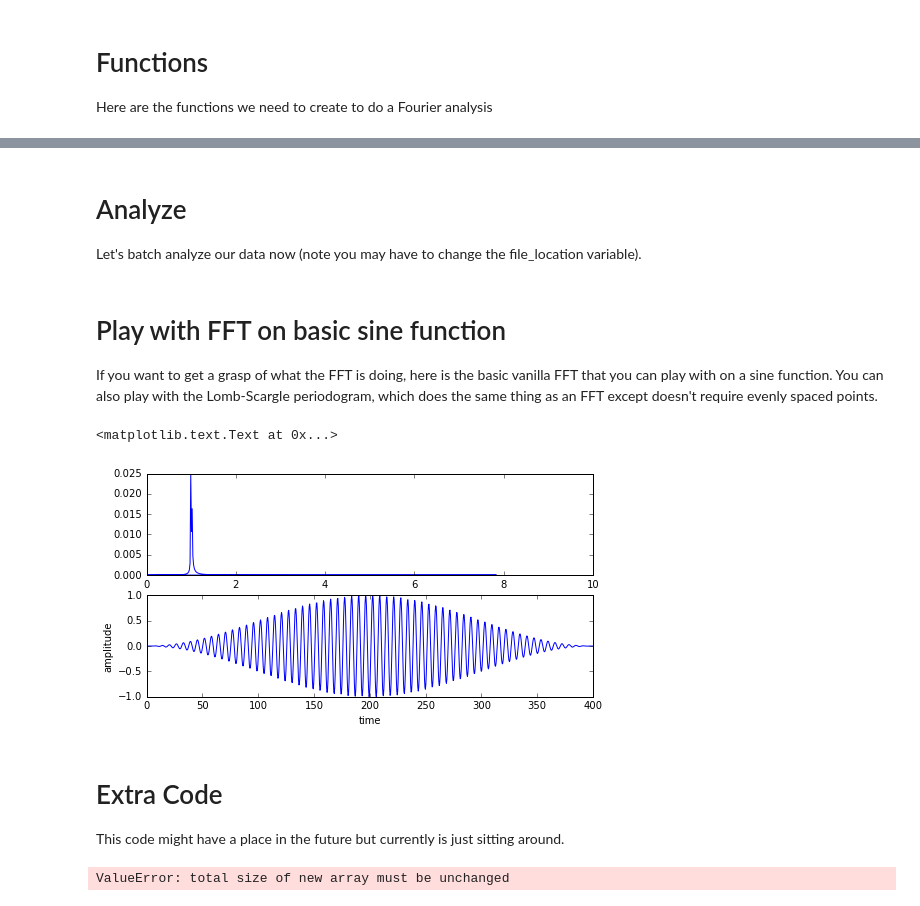
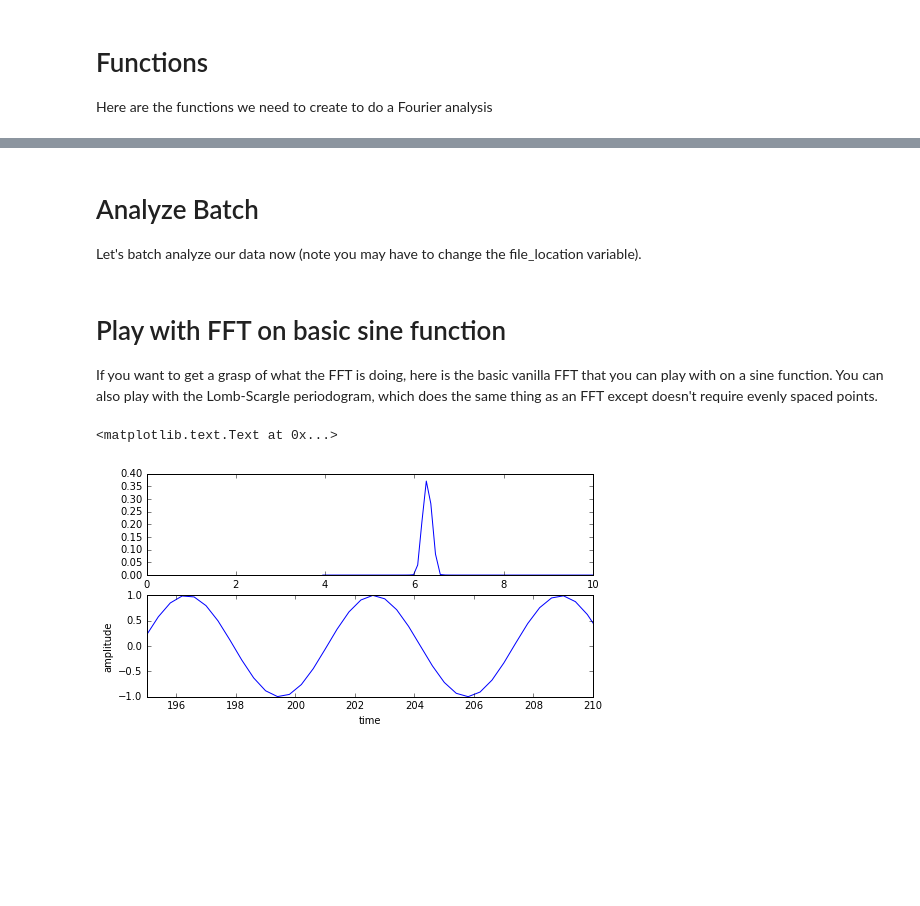
Before and after one commit to dtamayo/Stability, a Jupyter notebook: Analysis/Fourier_CheckSS.ipynb, the cells around one changed output, grey strips where cells are left out. Cells and saved outputs as stored; diff of their text form; code cells hidden in the pictures; blank space fills up the shorter version.

```diff
--- a/Analysis/Fourier_CheckSS.ipynb
+++ b/Analysis/Fourier_CheckSS.ipynb
@@ -194,5 +185,5 @@ fourier(data,var,tmax,N_outputs,f)
 # %% [markdown]
-# Analyze
+# Analyze Batch
 Let's batch analyze our data now (note you may have to change the file_location variable).
 # %%
 #If just wanting to batch analyze .csv files
@@ -216,31 +207,35 @@ If you want to get a grasp of what the FFT is doing, here is the basic vanilla F
 # %%
 %matplotlib inline
 #import scipy.signal as signal
 Npts = 1000
 period = 1
 t_min=0.
 t_max=400.
 
+lomb = 1
+plt.figure(figsize=(8,4))
+plt.subplot(2, 1, 1)
+
 t = np.linspace(t_min,t_max,Npts).astype('float64')
 window = np.hanning(Npts)
 y = np.sin(period*t).astype('float64')*window
 
-#freq = np.linspace(0.1,10,100).astype('float64')
-#power = signal.lombscargle(t,y*window,freq)
-power = np.fft.fft(y)/Npts
-freq = np.fft.fftfreq(Npts, t_max/Npts)*2*np.pi
+if lomb == 1:
+    freq = np.linspace(0.1,10,100).astype('float64')/(2*np.pi)
+    power = signal.lombscargle(t,y*window,freq)
+    plt.plot(2*np.pi/freq, np.sqrt(4*power/Npts))
+else:
+    power = np.fft.fft(y)/Npts
+    freq = np.fft.fftfreq(Npts, t_max/Npts)
+    plt.plot(1./freq, np.sqrt(4*power/Npts))
 
-plt.figure(figsize=(8,4))
-plt.subplot(2, 1, 1)
-plt.plot(freq, np.sqrt(4*power/Npts))
+
 plt.xlim([0,10])
 plt.subplot(2, 1, 2)
 plt.plot(t,y)
+plt.xlim([195,210])
 plt.xlabel("time")
 plt.ylabel("amplitude")
 # %% [output]
 <matplotlib.text.Text at 0x...>
-[figure, old version]
+[figure, new version]
-# %% [markdown]
-# Extra Code
-This code might have a place in the future but currently is just sitting around.
@@ -260,29 +241,0 @@ plt.xlabel('frequency')
-# %%
-#2-D frequency map (i.e. split data into chunks and do freq analysis of each chunk)
-import scipy.signal as signal
-var = "h"
-n_freq = 30
-n_chunks = 4
-
-f = np.linspace(0.01, 5, n_freq)
-t = data["Time"].values.reshape((n_chunks,1000/n_chunks)) #10 rows of 100 entries each
-y = get_var(data,"1",var).reshape((n_chunks,1000/n_chunks))
-powers = []
-freq = []
-index = []
-for i in range(n_chunks):
-    powers.append(signal.lombscargle(t[i],y[i],f))
-    freq.append(f)
-    index.append(np.ones(n_freq)*i*0.1)
-
-index = np.asarray(index)
-powers = np.asarray(powers)
-freq = np.asarray(freq)
-
-#plot
-im = plt.scatter(freq,index,c=powers,cmap='coolwarm',lw=0,s=20);
-plt.colorbar(im, label='power')
-plt.xlabel("frequency")
-plt.ylabel("time chunk (arbitrary scaling)")
-# %% [output]
-ValueError: total size of new array must be unchanged
```
Also changed, not shown: parts of 6 cells of this notebook, 2 other files.
